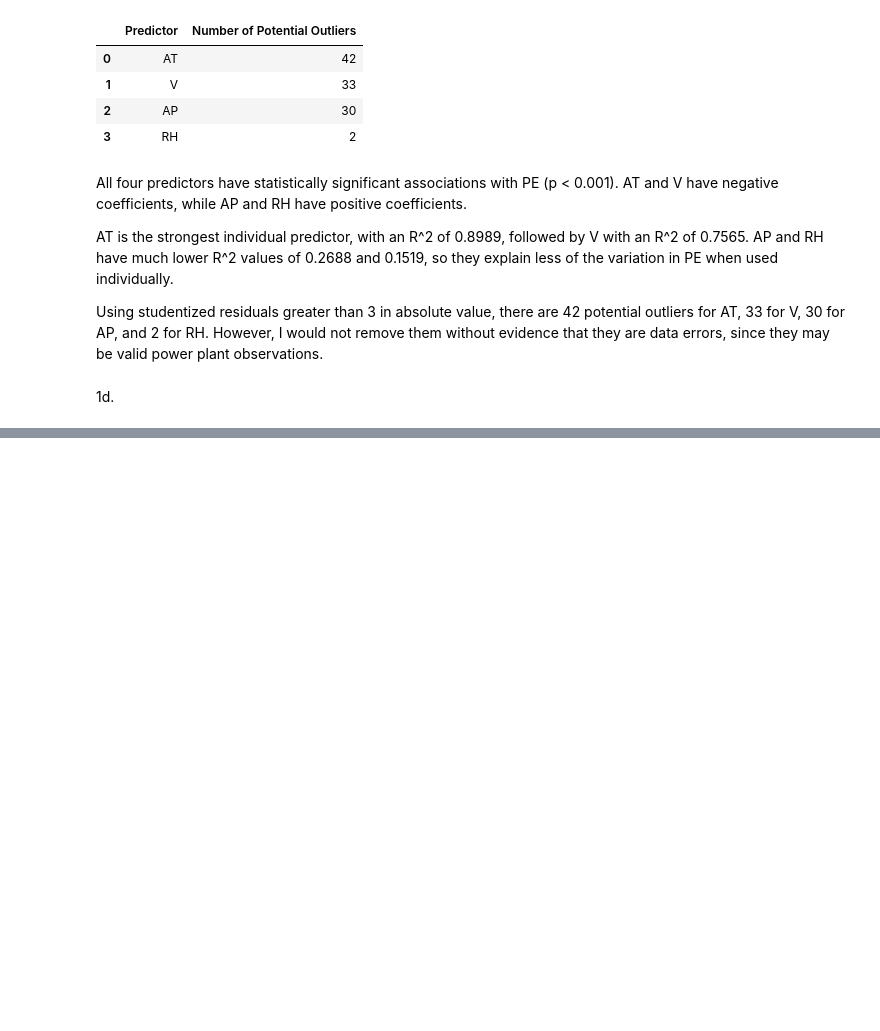
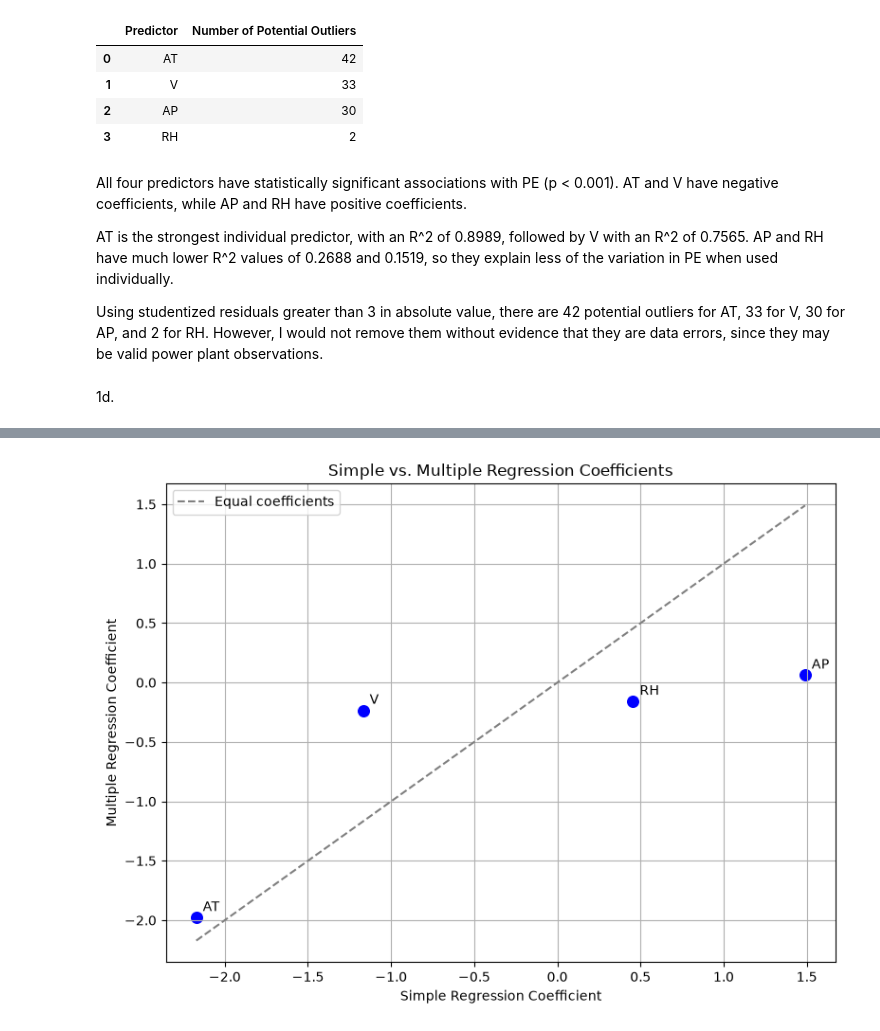
Before and after one commit to Kritiin5/DSCI-552-HW2, a Jupyter notebook: notebook/Bhattacharya_Kriti_HW2.ipynb, the cells around one changed output, grey strips where cells are left out. Saved outputs shown, nothing was run; the diff lists cells and outputs as text; code cells hidden in the pictures; blank space fills up the shorter version.

```diff
--- a/notebook/Bhattacharya_Kriti_HW2.ipynb
+++ b/notebook/Bhattacharya_Kriti_HW2.ipynb
@@ -160,3 +160,11 @@ AT is the strongest individual predictor, with an R^2 of 0.8989, followed by V w
 Using studentized residuals greater than 3 in absolute value, there are 42 potential outliers for AT, 33 for V, 30 for AP, and 2 for RH. However, I would not remove them without evidence that they are data errors, since they may be valid power plant observations.
 # %% [markdown]
 1d.
+# %%
+X_multiple = data[['AT', 'V', 'AP', 'RH']]
+X_multiple = sm.add_constant(X_multiple)
+
+y = data['PE']
+
+multiple_model = sm.OLS(y, X_multiple).fit()
+print(multiple_model.summary())
@@ -162,0 +197,7 @@ Using studentized residuals greater than 3 in absolute value, there are 42 poten
+# %%
+simple_coefficients = (simple_regression_results.set_index('Predictor')['Coefficient'])
+
+multiple_coefficients = multiple_model.params[predictors]
+
+coefficient_comparison = pd.DataFrame({'Simple Regression': simple_coefficients, 'Multiple Regression': multiple_coefficients})
+coefficient_comparison.round(4)
@@ -162,0 +210,48 @@ Using studentized residuals greater than 3 in absolute value, there are 42 poten
+# %%
+plt.figure(figsize=(8, 6))
+
+plt.scatter(
+    coefficient_comparison['Simple Regression'],
+    coefficient_comparison['Multiple Regression'],
+    color='blue',
+    s=70
+)
+
+for predictor in predictors:
+    x = coefficient_comparison.loc[
+        predictor, 'Simple Regression'
+    ]
+
+    y = coefficient_comparison.loc[
+        predictor, 'Multiple Regression'
+    ]
+
+    plt.annotate(
+        predictor,
+        (x, y),
+        xytext=(5, 5),
+        textcoords='offset points'
+    )
+
+# reference line showing where the coefficients would be equal
+minimum = coefficient_comparison.min().min()
+maximum = coefficient_comparison.max().max()
+
+plt.plot(
+    [minimum, maximum],
+    [minimum, maximum],
+    linestyle='--',
+    color='gray',
+    label='Equal coefficients'
+)
+
+plt.xlabel('Simple Regression Coefficient')
+plt.ylabel('Multiple Regression Coefficient')
+plt.title('Simple vs. Multiple Regression Coefficients')
+plt.legend()
+plt.grid(True)
+
+plt.tight_layout()
+plt.show()
+# %% [output]
+[figure, added]
```
Also changed, not shown: parts of 13 cells of this notebook.
